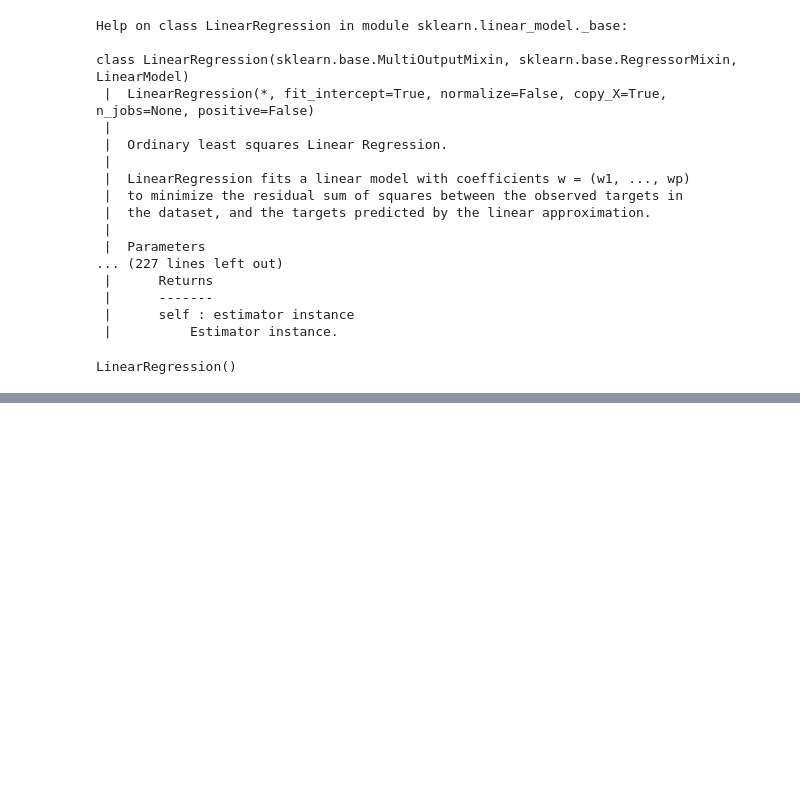
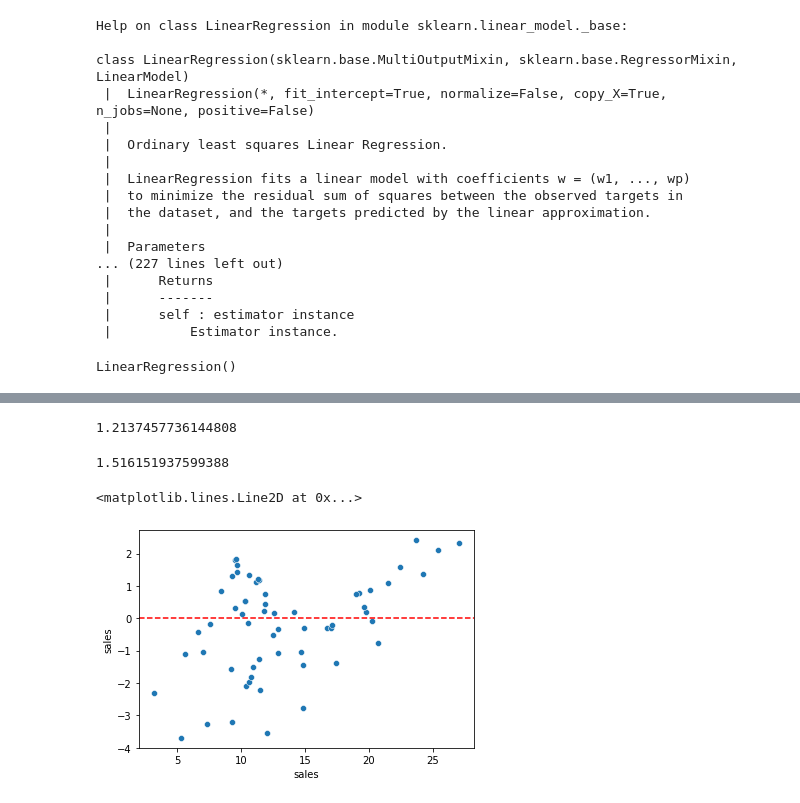
Before and after one commit to chestergarett/ml_pathway, a Jupyter notebook: linear_regression_101.ipynb, the cells around one changed output, grey strips where cells are left out. Cells and saved outputs as stored; diff of their text form; code cells hidden in the pictures; blank space fills up the shorter version.

```diff
--- a/linear_regression_101.ipynb
+++ b/linear_regression_101.ipynb
@@ -186,0 +184,21 @@ array([15.74131332, 19.61062568, 11.44888935, 17.00819787,  9.17285676,
+# %%
+#where to compare absolute error?
+#compare to mean (sales)
+#hence this means that our prediction is of by 14.02 vs 1.21
+mean_absolute_error(y_test, test_predictions)
+# %% [output]
+1.2137457736144808
+# %%
+# RMS - we use square root because MSE is in square units vs the mean
+np.sqrt(mean_squared_error(y_test,test_predictions))
+# %% [output]
+1.516151937599388
+# %%
+#Graphing error residuals
+test_residuals = y_test - test_predictions
+# %%
+sns.scatterplot(x=y_test, y=test_residuals)
+plt.axhline(y=0,color='red',ls='--')
+# %% [output]
+<matplotlib.lines.Line2D at 0x...>
+[figure, added]
```
Also changed, not shown: parts of 7 cells of this notebook.
